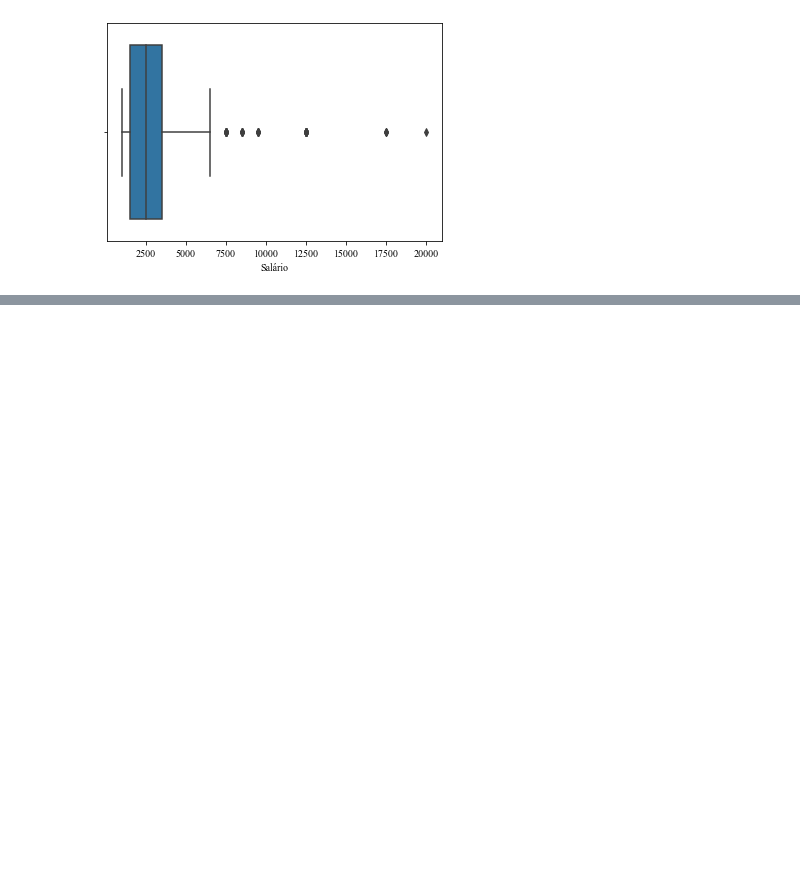
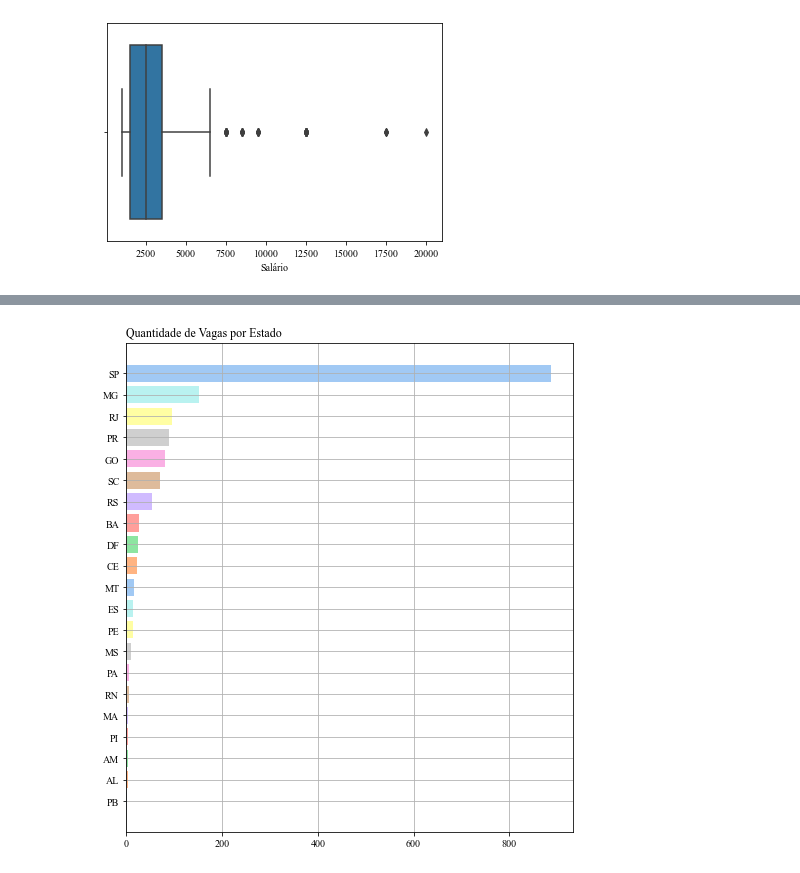
Before and after one commit to ivanrmello/berle-means, a Jupyter notebook: accounting-theory/relation-between-salary-and-tech-skills/04_preprocessing_description_and_tech_skills.ipynb, the cells around one changed output, grey strips where cells are left out. Drawn from its saved outputs; the diff is of its cells as text; code cells hidden in the pictures; blank space fills up the shorter version.

Commit message:
feat: :zap: Adding some descriptive charts.

```diff
--- a/accounting-theory/relation-between-salary-and-tech-skills/04_preprocessing_description_and_tech_skills.ipynb
+++ b/accounting-theory/relation-between-salary-and-tech-skills/04_preprocessing_description_and_tech_skills.ipynb
@@ -338,3 +342,16 @@ Covariance Type:                    nonrobust
 
 Notes:
 [1] Standard Errors assume that the covariance matrix of the errors is correctly specified.
+# %%
+dframe_jobs_by_estado = dframe_jobs_cont.groupby(by=['estado_processed'], as_index=False)['titulo_vaga'].count().rename(columns={"estado_processed":"estado",
+                                                                                                         "titulo_vaga":"qtd_vagas"}).sort_values(by=['qtd_vagas'],ascending=True)
+# %%
+from matplotlib.pyplot import figure
+colors = sns.color_palette('pastel')
+plt.rcParams["figure.figsize"] = (8, 9)
+fig = plt.barh(dframe_jobs_by_estado['estado'], dframe_jobs_by_estado['qtd_vagas'], color=colors)
+plt.title('Quantidade de Vagas por Estado', loc='left')
+plt.grid()
+plt.show()
+# %% [output]
+[figure, added]
```
Also changed, not shown: parts of 17 cells of this notebook, 1 other file.
